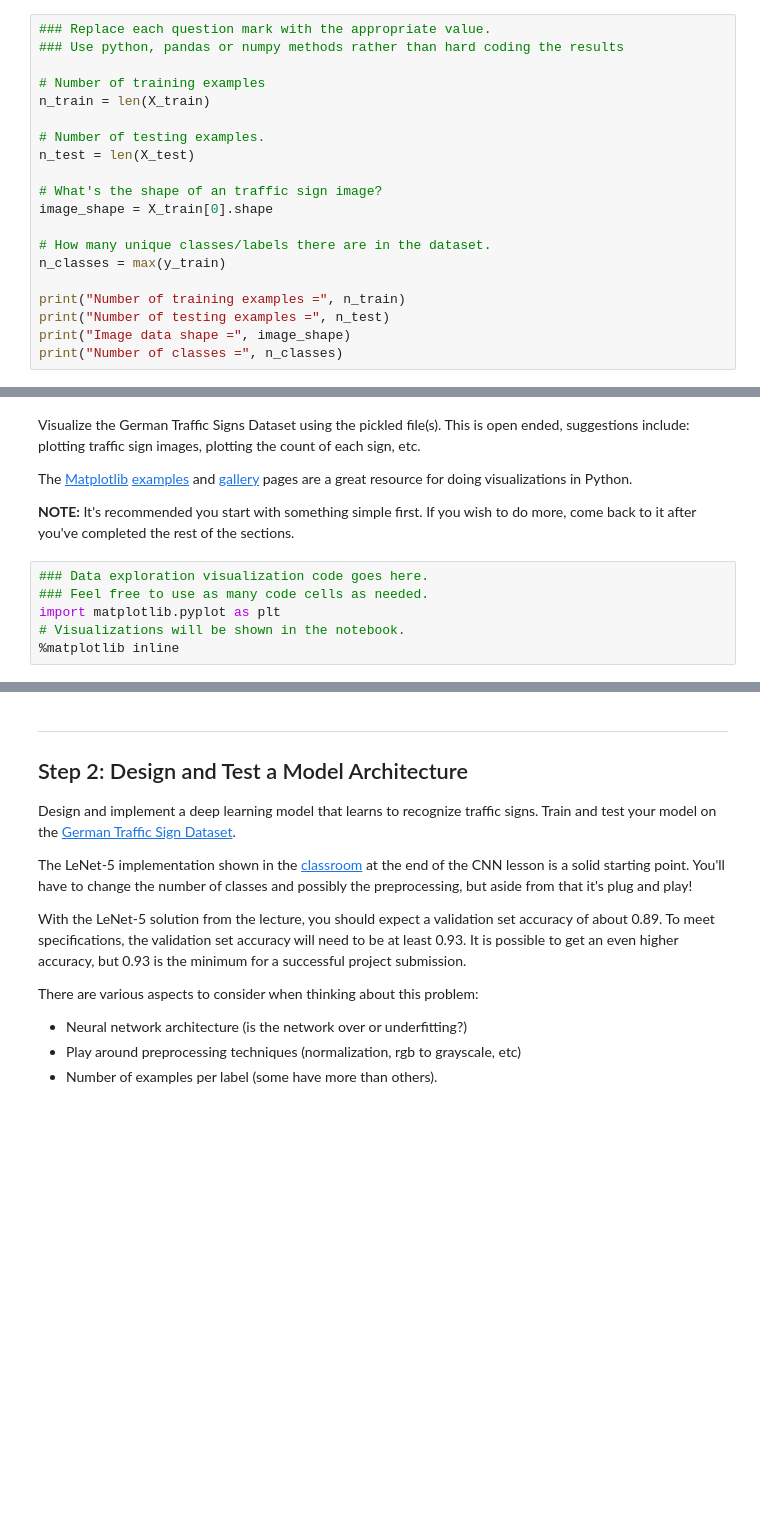
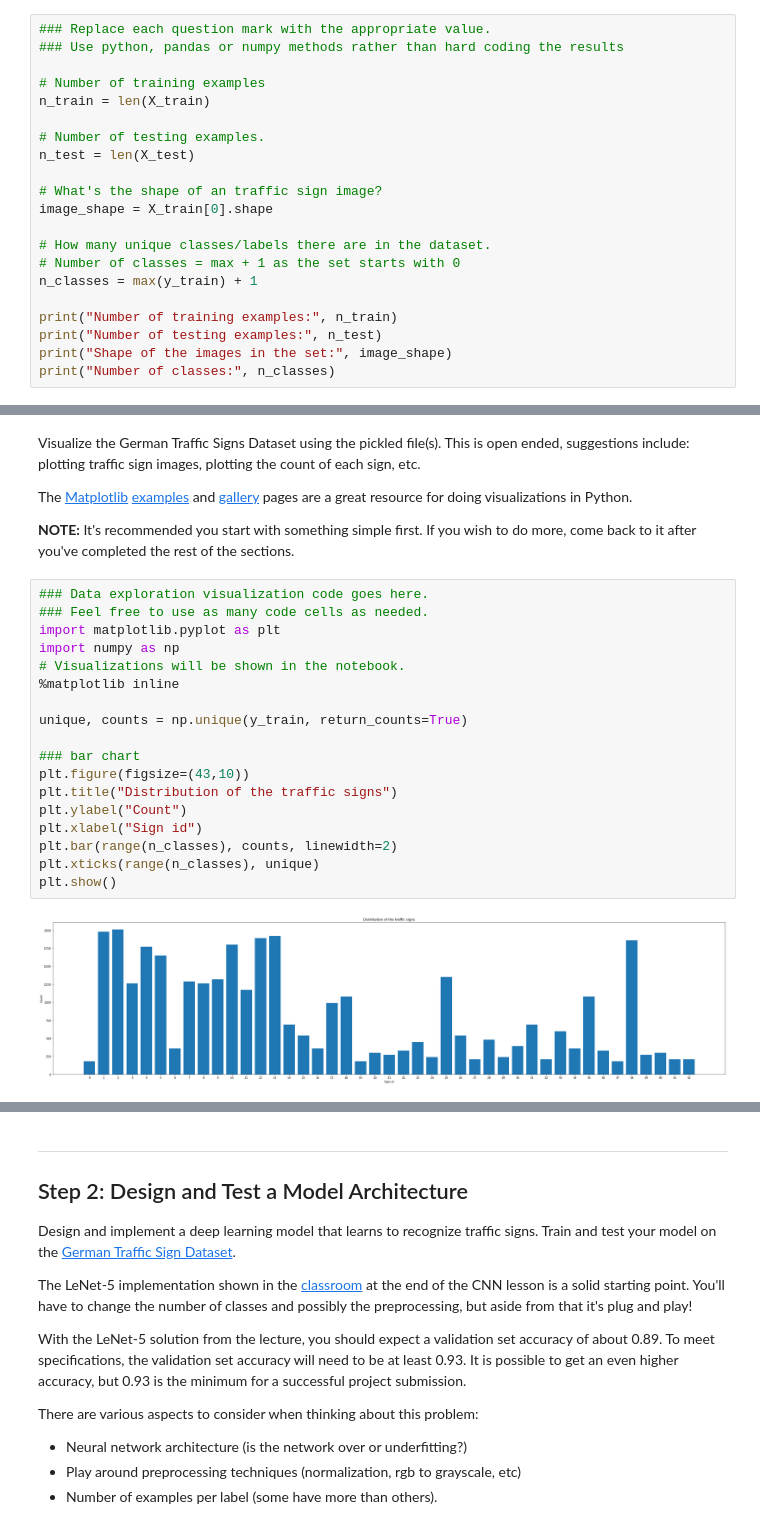
Before and after one commit to mbachm/CarND-Traffic-Sign-Classifier-Project, a Jupyter notebook: Traffic_Sign_Classifier.ipynb, the cells around one changed output, grey strips where cells are left out. Saved outputs shown, nothing was run; the diff lists cells and outputs as text; blank space fills up the shorter version.

Commit message:
added exploratory visualization of the dataset

```diff
--- a/Traffic_Sign_Classifier.ipynb
+++ b/Traffic_Sign_Classifier.ipynb
@@ -66,10 +66,11 @@ n_test = len(X_test)
 image_shape = X_train[0].shape
 
 # How many unique classes/labels there are in the dataset.
-n_classes = max(y_train)
+# Number of classes = max + 1 as the set starts with 0
+n_classes = max(y_train) + 1
 
-print("Number of training examples =", n_train)
-print("Number of testing examples =", n_test)
-print("Image data shape =", image_shape)
-print("Number of classes =", n_classes)
+print("Number of training examples:", n_train)
+print("Number of testing examples:", n_test)
+print("Shape of the images in the set:", image_shape)
+print("Number of classes:", n_classes)
 # %% [output]
@@ -88,6 +89,20 @@ The [Matplotlib](http://matplotlib.org/) [examples](http://matplotlib.org/exampl
 # %%
 ### Data exploration visualization code goes here.
 ### Feel free to use as many code cells as needed.
 import matplotlib.pyplot as plt
+import numpy as np
 # Visualizations will be shown in the notebook.
 %matplotlib inline
+
+unique, counts = np.unique(y_train, return_counts=True)
+
+### bar chart
+plt.figure(figsize=(43,10))
+plt.title("Distribution of the traffic signs")
+plt.ylabel("Count")
+plt.xlabel("Sign id")
+plt.bar(range(n_classes), counts, linewidth=2)
+plt.xticks(range(n_classes), unique)
+plt.show()
+# %% [output]
+[figure, added]
```
Also changed, not shown: parts of 6 cells of this notebook.
